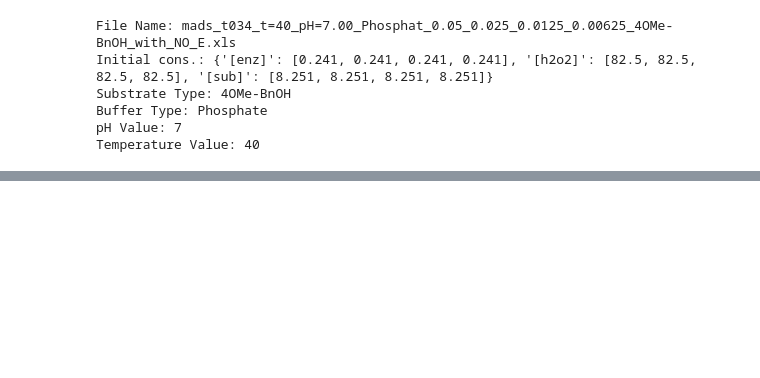
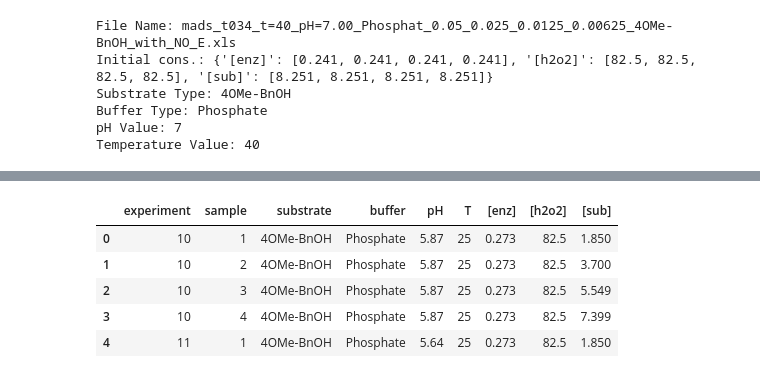
Before and after one commit to madsr2d2/masterThesis, a Jupyter notebook: masterThesis.ipynb, the cells around one changed output, grey strips where cells are left out. Cells and saved outputs as stored; diff of their text form; code cells hidden in the pictures; blank space fills up the shorter version.

```diff
--- a/masterThesis.ipynb
+++ b/masterThesis.ipynb
@@ -703,0 +703,9 @@ Adjacent value is not numeric: regn det ud
+# %%
+experiment_df.head()
+# %% [output]
+|  | experiment | sample | substrate | buffer | pH | T | [enz] | [h2o2] | [sub] |
+| 0 | 10 | 1 | 4OMe-BnOH | Phosphate | 5.87 | 25 | 0.273 | 82.5 | 1.850 |
+| 1 | 10 | 2 | 4OMe-BnOH | Phosphate | 5.87 | 25 | 0.273 | 82.5 | 3.700 |
+| 2 | 10 | 3 | 4OMe-BnOH | Phosphate | 5.87 | 25 | 0.273 | 82.5 | 5.549 |
+| 3 | 10 | 4 | 4OMe-BnOH | Phosphate | 5.87 | 25 | 0.273 | 82.5 | 7.399 |
+| 4 | 11 | 1 | 4OMe-BnOH | Phosphate | 5.64 | 25 | 0.273 | 82.5 | 1.850 |
```
Also changed, not shown: parts of 5 cells of this notebook.
